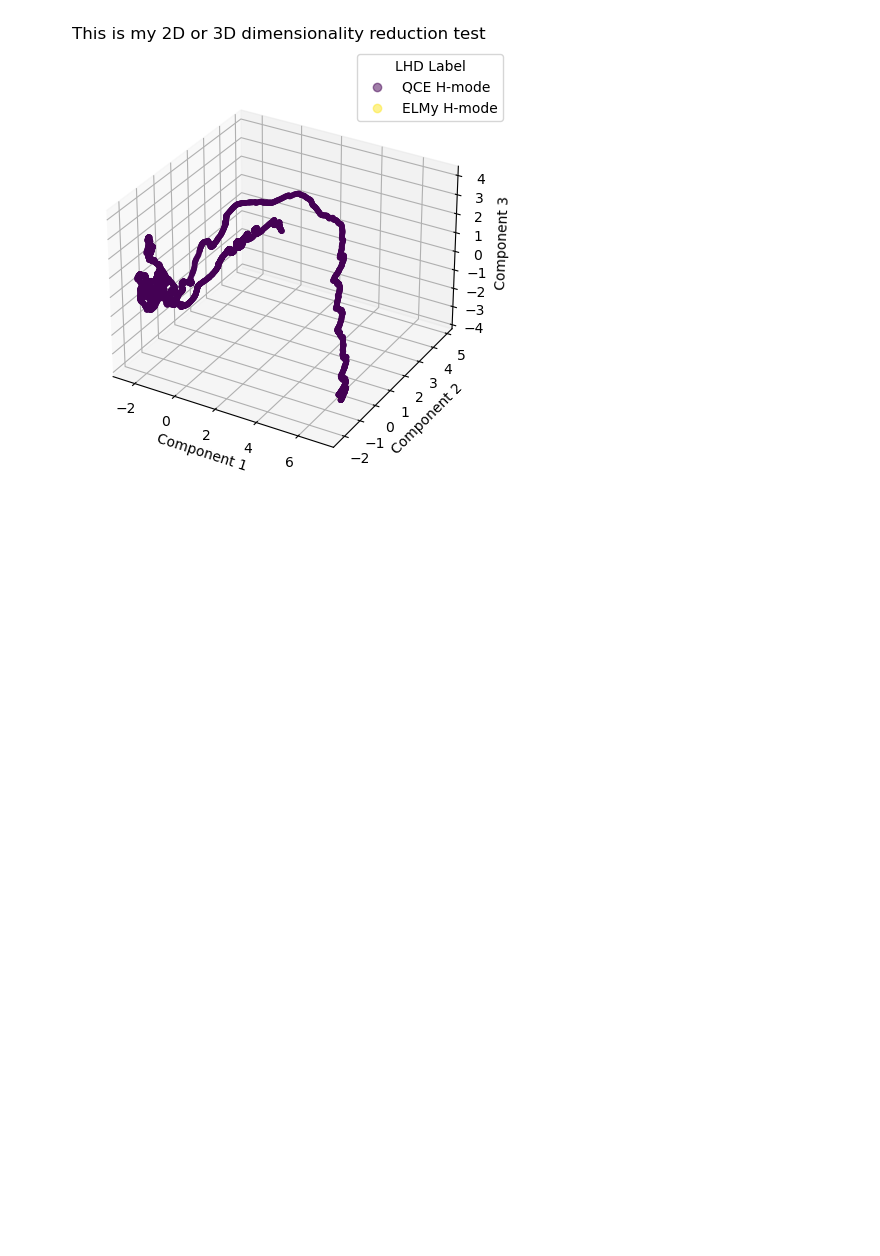
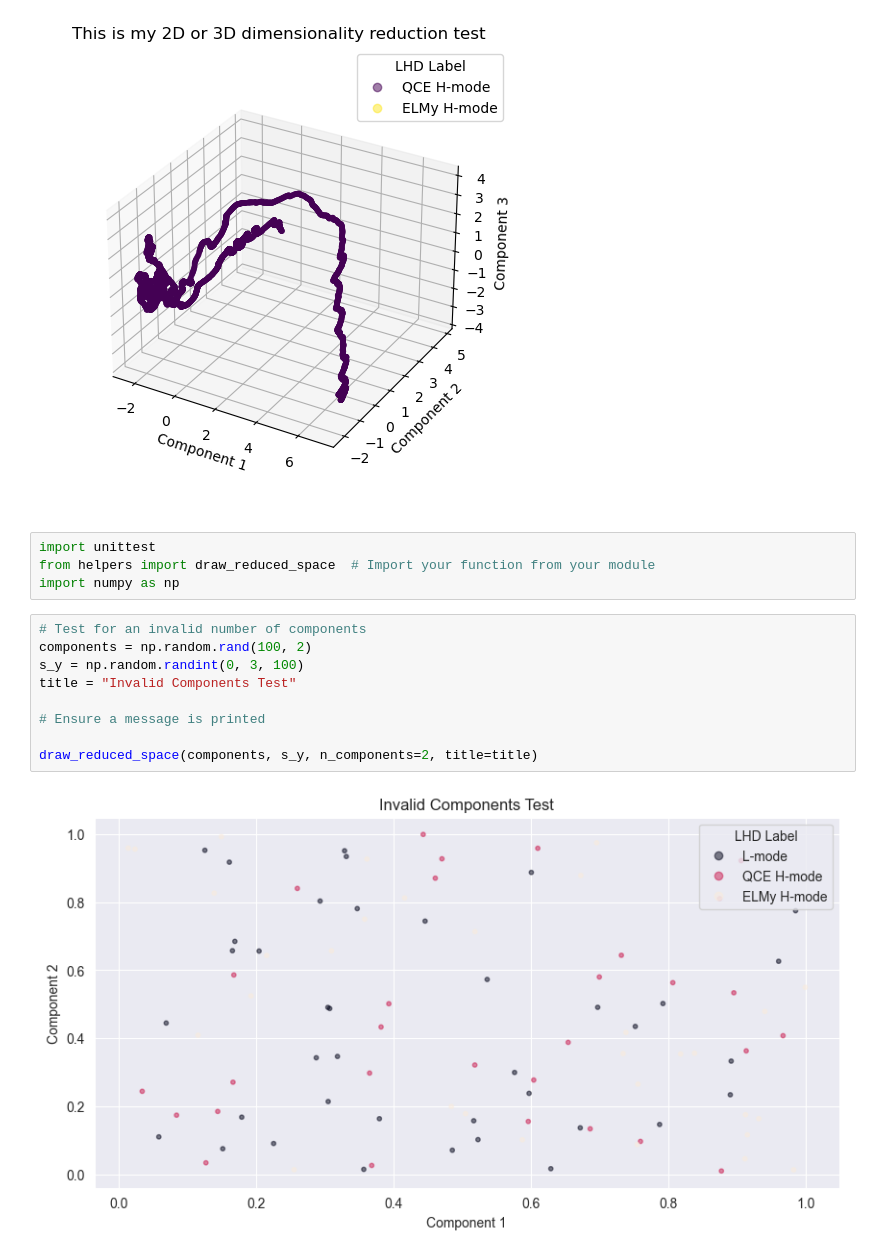
Before and after one commit to Captcha-ML/tokamak-unsupervised, a Jupyter notebook: testing_stuff.ipynb, the cells around one changed output. Drawn from its saved outputs; the diff is of its cells as text; blank space fills up the shorter version.

Commit message:
Add tests

```diff
--- a/testing_stuff.ipynb
+++ b/testing_stuff.ipynb
@@ -17,3 +17,18 @@ draw_reduced_space(perform_pca(X, n_components = 3), y, n_components = 3, title
 draw_reduced_space(perform_pca(X, n_components = 3), y, n_components = 3, title = "This is my 2D or 3D dimensionality reduction test")
 # %% [output]
 [figure]
+# %%
+import unittest
+from helpers import draw_reduced_space  # Import your function from your module
+import numpy as np
+# %%
+# Test for an invalid number of components
+components = np.random.rand(100, 2)
+s_y = np.random.randint(0, 3, 100)
+title = "Invalid Components Test"
+
+# Ensure a message is printed
+
+draw_reduced_space(components, s_y, n_components=2, title=title)
+# %% [output]
+[figure, added]
```
Also changed, not shown: parts of 1 cell of this notebook.
